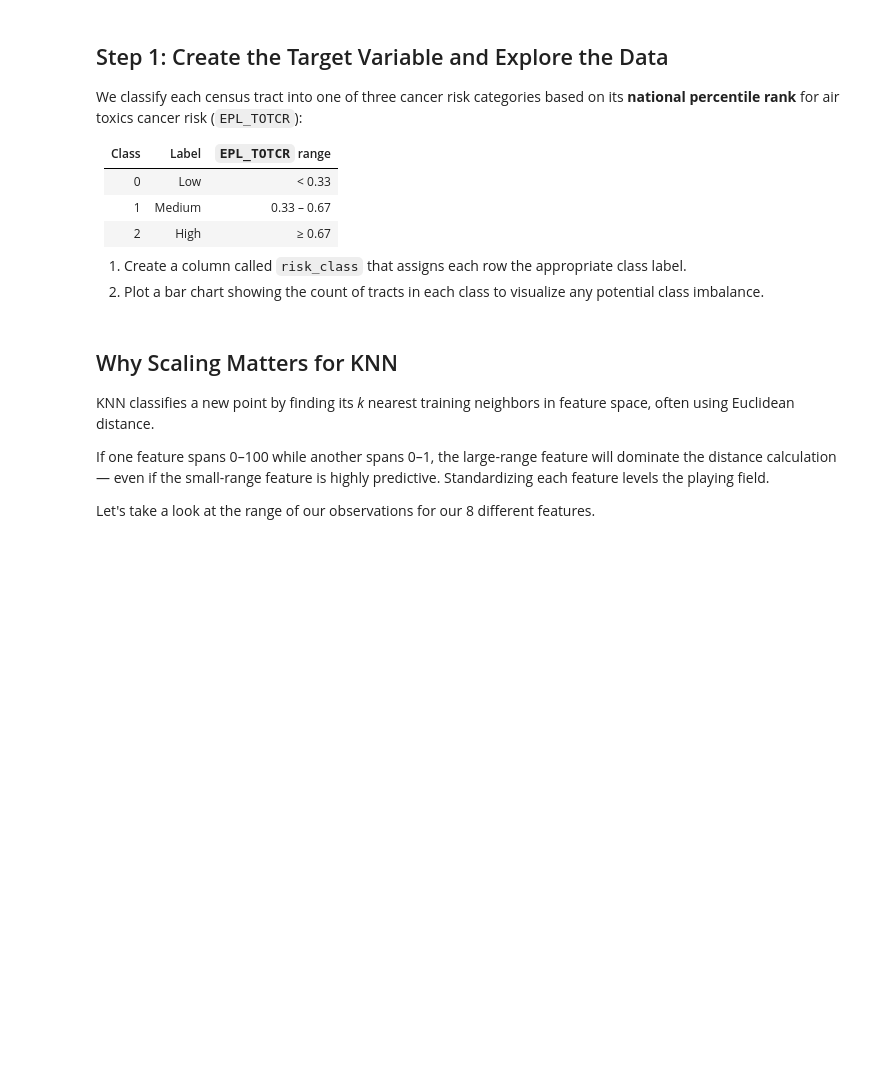
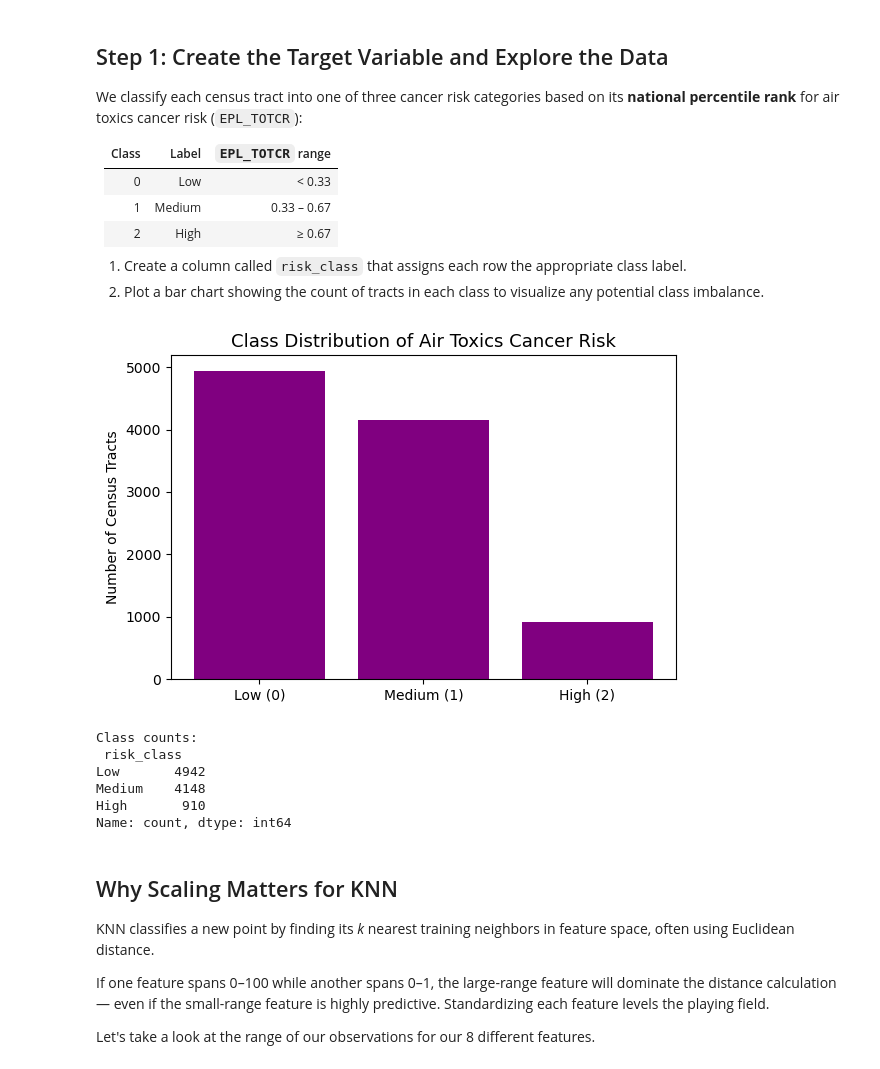
Before and after one commit to pfnorton39/weekly-lab-templates, a Jupyter notebook: lab3/lab3.ipynb, the cells around one changed output. Drawn from its saved outputs; the diff is of its cells as text; code cells hidden in the pictures; blank space fills up the shorter version.

```diff
--- a/lab3/lab3.ipynb
+++ b/lab3/lab3.ipynb
@@ -83,15 +87,23 @@ We classify each census tract into one of three cancer risk categories based on
 # %%
 
 
 labels = ['Low (0)', 'Medium (1)', 'High (2)']
-
+counts = df['risk_class'].value_counts().sort_index()
 fig, ax = plt.subplots(figsize=(6, 4))
 ax.bar(labels, counts.values, color="purple")
 ax.set_title('Class Distribution of Air Toxics Cancer Risk', fontsize=13)
 ax.set_ylabel('Number of Census Tracts')
 plt.tight_layout()
 plt.show()
 print('\nClass counts:\n', counts.rename({0: 'Low', 1: 'Medium', 2: 'High'}))
+# %% [output]
+[figure, added]
+Class counts:
+ risk_class
+Low       4942
+Medium    4148
+High       910
+Name: count, dtype: int64
 # %% [markdown]
 ## Why Scaling Matters for KNN
 
```
Also changed, not shown: parts of 10 cells of this notebook.
